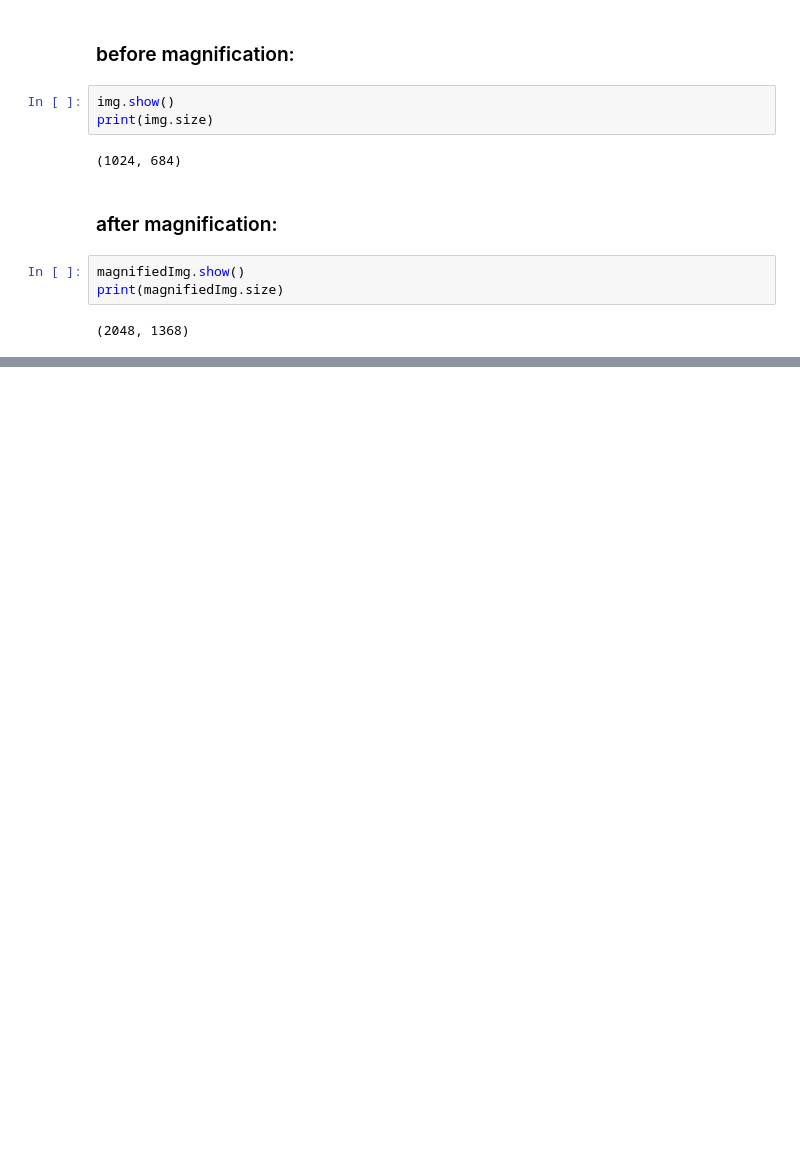
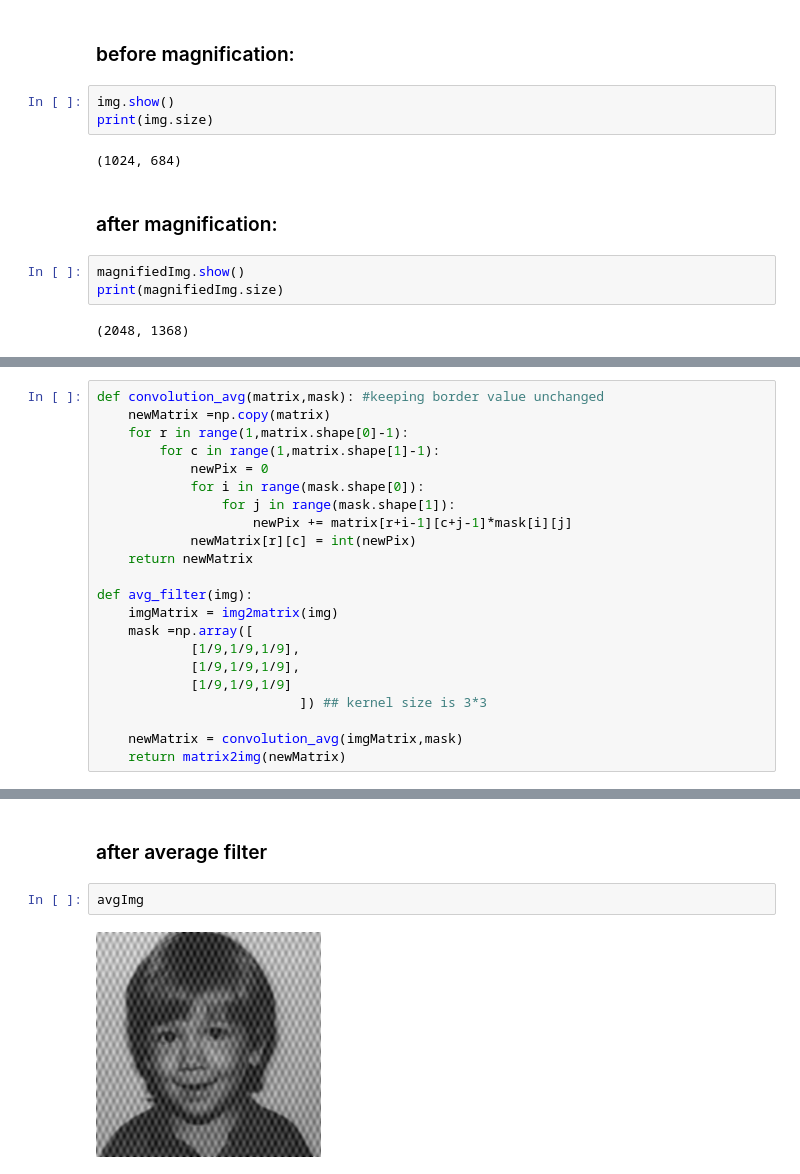
Before and after one commit to s-4-m-a-n/Image-processing-from-scratch, a Jupyter notebook: main.ipynb, the cells around one changed output, grey strips where cells are left out. Saved outputs shown, nothing was run; the diff lists cells and outputs as text; blank space fills up the shorter version.

```diff
--- a/main.ipynb
+++ b/main.ipynb
@@ -345,0 +356,22 @@ print(magnifiedImg.size)
+# %%
+def convolution_avg(matrix,mask): #keeping border value unchanged
+    newMatrix =np.copy(matrix)
+    for r in range(1,matrix.shape[0]-1):
+        for c in range(1,matrix.shape[1]-1):
+            newPix = 0
+            for i in range(mask.shape[0]):
+                for j in range(mask.shape[1]):
+                    newPix += matrix[r+i-1][c+j-1]*mask[i][j]
+            newMatrix[r][c] = int(newPix)
+    return newMatrix
+
+def avg_filter(img):
+    imgMatrix = img2matrix(img)
+    mask =np.array([
+            [1/9,1/9,1/9],
+            [1/9,1/9,1/9],
+            [1/9,1/9,1/9]
+                          ]) ## kernel size is 3*3
+
+    newMatrix = convolution_avg(imgMatrix,mask)
+    return matrix2img(newMatrix)
@@ -345,0 +387,6 @@ print(magnifiedImg.size)
+# %% [markdown]
+### after average filter
+# %%
+avgImg
+# %% [output]
+[figure, added]
```
Also changed, not shown: parts of 35 cells of this notebook.
